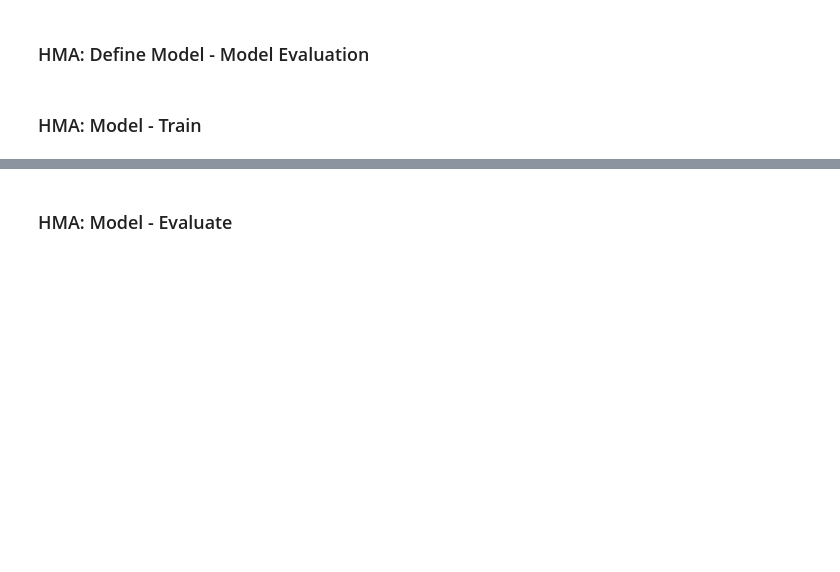
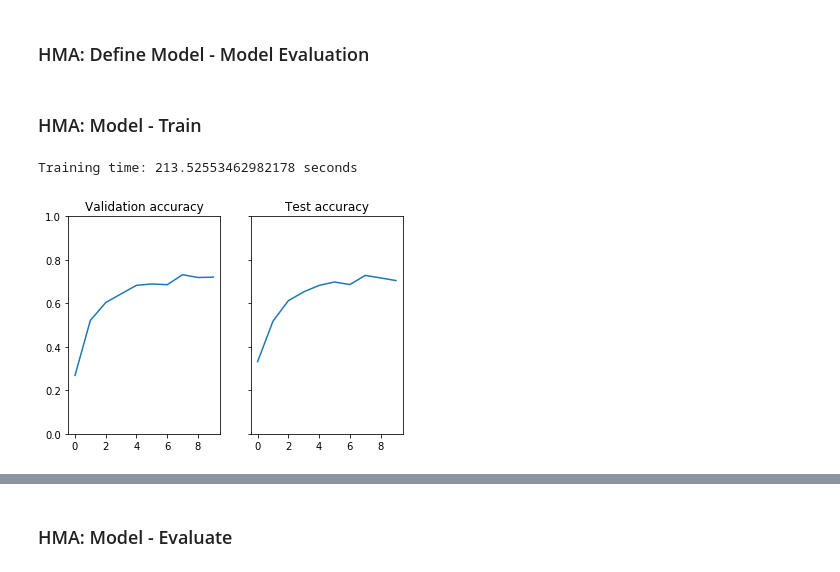
Before and after one commit to mahumberto/course-udacity-selfDrivingCarND, a Jupyter notebook: term1-computerVision-DeepLearning/06-proj-trafficSignClassifier/03-proj-trafficSignClassifier.ipynb, the cells around one changed output, grey strips where cells are left out. Drawn from its saved outputs; the diff is of its cells as text; code cells hidden in the pictures; blank space fills up the shorter version.

```diff
--- a/term1-computerVision-DeepLearning/06-proj-trafficSignClassifier/03-proj-trafficSignClassifier.ipynb
+++ b/term1-computerVision-DeepLearning/06-proj-trafficSignClassifier/03-proj-trafficSignClassifier.ipynb
@@ -260,8 +255,8 @@ def LeNet(x):
     sigma = 0.1
 
     # SOLUTION: Layer 1: Convolutional. Input = 32x32x3. Output = 28x28x6.
-    conv1_W = tf.Variable(tf.truncated_normal(shape=(5, 5, 3, 6), mean = mu, stddev = sigma))
-    conv1_b = tf.Variable(tf.zeros(6))
+    conv1_W = tf.Variable(tf.truncated_normal(shape=(5, 5, 3, 10), mean = mu, stddev = sigma))
+    conv1_b = tf.Variable(tf.zeros(10))
     conv1   = tf.nn.conv2d(x, conv1_W, strides=[1, 1, 1, 1], padding='VALID') + conv1_b
 
     # SOLUTION: Activation.
@@ -271,8 +266,8 @@ def LeNet(x):
     conv1 = tf.nn.max_pool(conv1, ksize=[1, 2, 2, 1], strides=[1, 2, 2, 1], padding='VALID')
 
     # SOLUTION: Layer 2: Convolutional. Output = 10x10x16.
-    conv2_W = tf.Variable(tf.truncated_normal(shape=(5, 5, 6, 16), mean = mu, stddev = sigma))
-    conv2_b = tf.Variable(tf.zeros(16))
+    conv2_W = tf.Variable(tf.truncated_normal(shape=(5, 5, 10, 20), mean = mu, stddev = sigma))
+    conv2_b = tf.Variable(tf.zeros(20))
     conv2   = tf.nn.conv2d(conv1, conv2_W, strides=[1, 1, 1, 1], padding='VALID') + conv2_b
 
     # SOLUTION: Activation.
@@ -285,23 +280,23 @@ def LeNet(x):
     fc0   = flatten(conv2)
 
     # SOLUTION: Layer 3: Fully Connected. Input = 400. Output = 120.
-    fc1_W = tf.Variable(tf.truncated_normal(shape=(400, 120), mean = mu, stddev = sigma))
-    fc1_b = tf.Variable(tf.zeros(120))
+    fc1_W = tf.Variable(tf.truncated_normal(shape=(500, 240), mean = mu, stddev = sigma))
+    fc1_b = tf.Variable(tf.zeros(240))
     fc1   = tf.matmul(fc0, fc1_W) + fc1_b
 
     # SOLUTION: Activation.
     fc1    = tf.nn.relu(fc1)
 
     # SOLUTION: Layer 4: Fully Connected. Input = 120. Output = 84.
-    fc2_W  = tf.Variable(tf.truncated_normal(shape=(120, 84), mean = mu, stddev = sigma))
-    fc2_b  = tf.Variable(tf.zeros(84))
+    fc2_W  = tf.Variable(tf.truncated_normal(shape=(240, 120), mean = mu, stddev = sigma))
+    fc2_b  = tf.Variable(tf.zeros(120))
     fc2    = tf.matmul(fc1, fc2_W) + fc2_b
 
     # SOLUTION: Activation.
     fc2    = tf.nn.relu(fc2)
 
     # SOLUTION: Layer 5: Fully Connected. Input = 84. Output = 43.
-    fc3_W  = tf.Variable(tf.truncated_normal(shape=(84, 43), mean = mu, stddev = sigma))
+    fc3_W  = tf.Variable(tf.truncated_normal(shape=(120, 43), mean = mu, stddev = sigma))
     fc3_b  = tf.Variable(tf.zeros(43))
     logits = tf.matmul(fc2, fc3_W) + fc3_b
 
@@ -342,15 +337,26 @@ correct_prediction = tf.equal(tf.argmax(logits, 1), tf.argmax(one_hot_y, 1))
 accuracy_operation = tf.reduce_mean(tf.cast(correct_prediction, tf.float32))
 saver = tf.train.Saver()
 
-def evaluate(X_data, y_data):
+def evaluate(X_data, y_data, hp_batchSize):
     num_examples = len(X_data)
     total_accuracy = 0
     sess = tf.get_default_session()
-    for offset in range(0, num_examples, BATCH_SIZE):
-        batch_x, batch_y = X_data[offset:offset+BATCH_SIZE], y_data[offset:offset+BATCH_SIZE]
+    for offset in range(0, num_examples, hp_batchSize):
+        batch_x, batch_y = X_data[offset:offset+hp_batchSize], y_data[offset:offset+hp_batchSize]
         accuracy = sess.run(accuracy_operation, feed_dict={x: batch_x, y: batch_y})
         total_accuracy += (accuracy * len(batch_x))
     return total_accuracy / num_examples
 # %% [markdown]
 ### HMA: Model - Train
+# %%
+def printSummary(validation, test):
+    fig, (ax0, ax1) = plt.subplots(1, 2, sharey=True)
+
+    ax0.plot(list(validation.keys()), list(validation.values()))
+    ax0.set_title('Validation accuracy')
+
+    ax1.plot(list(test.keys()), list(test.values()))
+    ax1.set_title('Test accuracy')
+    plt.ylim([0, 1])
+    plt.show()
 # %%
@@ -376,0 +393,5 @@ with tf.Session() as sess:
+# %%
+trainingSession(hp_epochs = 10, hp_batchSize = 128)
+# %% [output]
+Training time: 213.52553462982178 seconds
+[figure, added]
```
Also changed, not shown: parts of 8 cells of this notebook.
